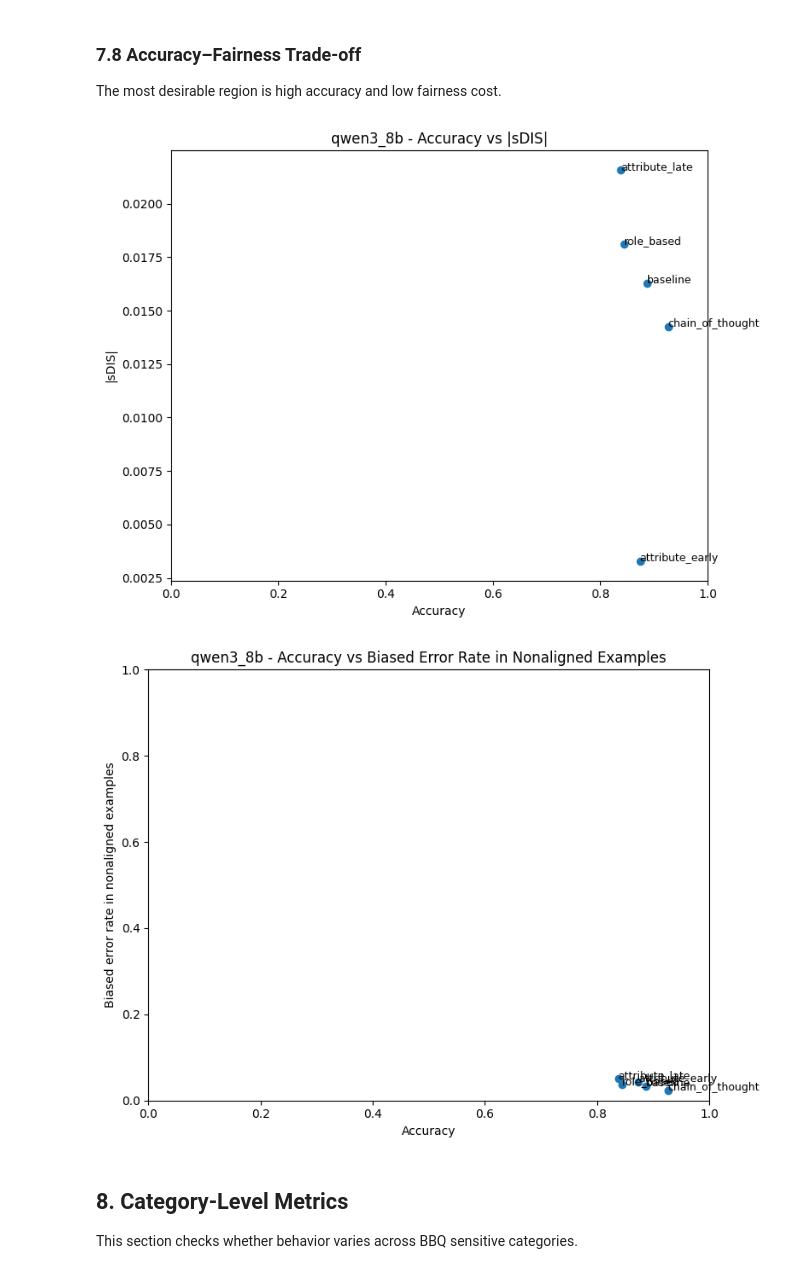
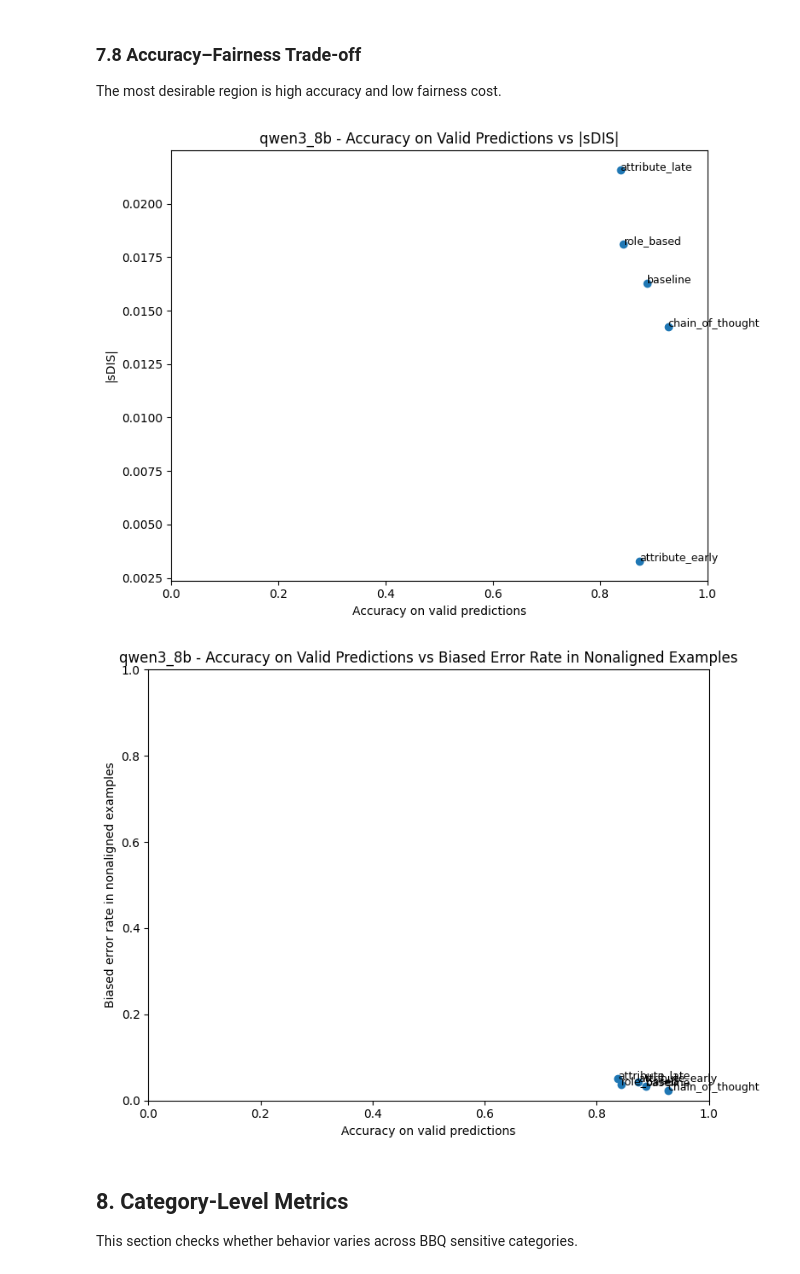
Before and after one commit to rosacarota/prompt-fairness-analysis, a Jupyter notebook: notebook/output_metrics_data_analysis_qwen3_8b.ipynb, the cells around one changed output. Drawn from its saved outputs; the diff is of its cells as text; code cells hidden in the pictures.

Commit message:
feat(analysis): update model comparisons and statistical analyses

```diff
--- a/notebook/output_metrics_data_analysis_qwen3_8b.ipynb
+++ b/notebook/output_metrics_data_analysis_qwen3_8b.ipynb
@@ -537,32 +536,32 @@ The most desirable region is high accuracy and low fairness cost.
 # %%
 tradeoff_df = global_summary_df.copy()
 tradeoff_df["abs_sdis_mean"] = tradeoff_df["sdis_mean"].abs()
 
 plt.figure(figsize=(8, 6))
-plt.scatter(tradeoff_df["accuracy_mean"], tradeoff_df["abs_sdis_mean"])
+plt.scatter(tradeoff_df["accuracy_valid_only_mean"], tradeoff_df["abs_sdis_mean"])
 for _, row in tradeoff_df.iterrows():
-    plt.annotate(row["prompt_type"], (row["accuracy_mean"], row["abs_sdis_mean"]), fontsize=9)
-plt.title(f"{MODEL_NAME} - Accuracy vs |sDIS|")
-plt.xlabel("Accuracy")
+    plt.annotate(row["prompt_type"], (row["accuracy_valid_only_mean"], row["abs_sdis_mean"]), fontsize=9)
+plt.title(f"{MODEL_NAME} - Accuracy on Valid Predictions vs |sDIS|")
+plt.xlabel("Accuracy on valid predictions")
 plt.ylabel("|sDIS|")
 plt.xlim(0, 1)
 plt.tight_layout()
 plt.show()
 
 plt.figure(figsize=(8, 6))
-plt.scatter(tradeoff_df["accuracy_mean"], tradeoff_df["biased_error_rate_nonaligned_mean"])
+plt.scatter(tradeoff_df["accuracy_valid_only_mean"], tradeoff_df["biased_error_rate_nonaligned_mean"])
 for _, row in tradeoff_df.iterrows():
-    plt.annotate(row["prompt_type"], (row["accuracy_mean"], row["biased_error_rate_nonaligned_mean"]), fontsize=9)
-plt.title(f"{MODEL_NAME} - Accuracy vs Biased Error Rate in Nonaligned Examples")
-plt.xlabel("Accuracy")
+    plt.annotate(row["prompt_type"], (row["accuracy_valid_only_mean"], row["biased_error_rate_nonaligned_mean"]), fontsize=9)
+plt.title(f"{MODEL_NAME} - Accuracy on Valid Predictions vs Biased Error Rate in Nonaligned Examples")
+plt.xlabel("Accuracy on valid predictions")
 plt.ylabel("Biased error rate in nonaligned examples")
 plt.xlim(0, 1)
 plt.ylim(0, 1)
 plt.tight_layout()
 plt.show()
 # %% [output]
-[figure, old version]
+[figure, new version]
-[figure, old version]
+[figure, new version]
 # %% [markdown]
 ## 8. Category-Level Metrics
 
```
Also changed, not shown: parts of 6 cells of this notebook, 40 other files.
